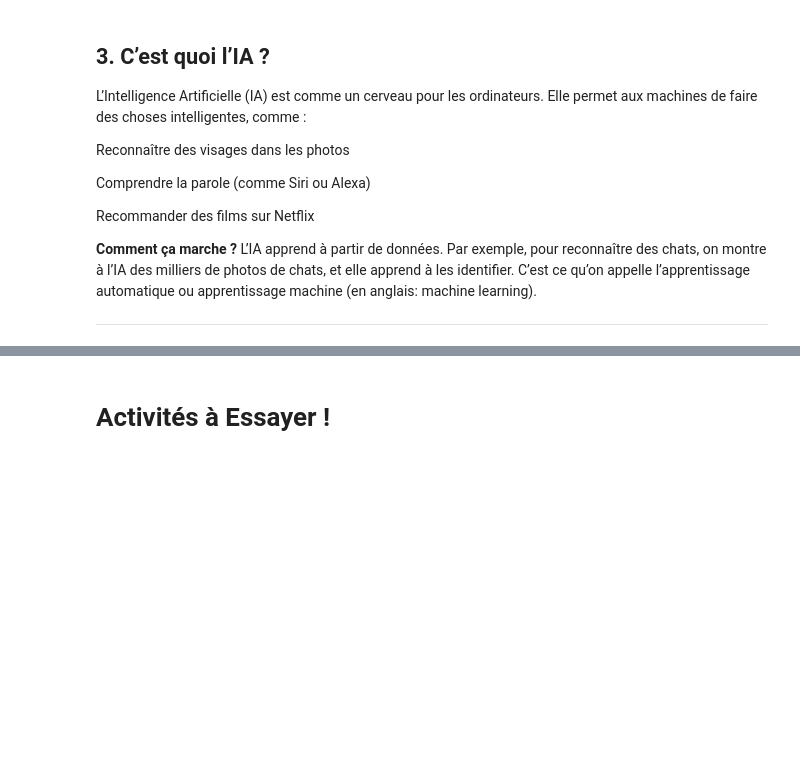
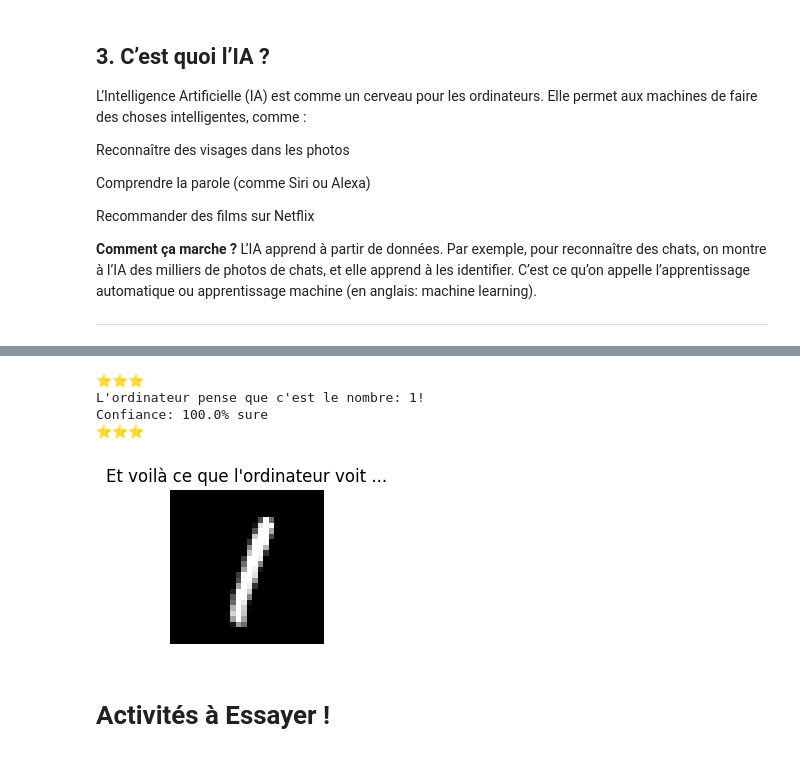
Before and after one commit to royam0820/Python, a Jupyter notebook: Python_Session_3_Etudiant.ipynb, the cells around one changed output, grey strips where cells are left out. Saved outputs shown, nothing was run; the diff lists cells and outputs as text; code cells hidden in the pictures; blank space fills up the shorter version.

```diff
--- a/Python_Session_3_Etudiant.ipynb
+++ b/Python_Session_3_Etudiant.ipynb
@@ -362,3 +324,23 @@ display(Markdown(f"**Le modèle pense que c'est un {prediction.argmax()}**"))
+# %%
+# Montre le résultat de la prédiction avec des emojis
+print("⭐" * 3)
+print(f"L'ordinateur pense que c'est le nombre: {predicted_number}!")
+print(f"Confiance: {prediction[0][predicted_number]*100:.1f}% sure")
+print("⭐" * 3)
+# %% [output]
+⭐⭐⭐
+L'ordinateur pense que c'est le nombre: 1!
+Confiance: 100.0% sure
+⭐⭐⭐
+# %%
+# Bonus: et voilà ce que l'ordinateur voit
+plt.figure(figsize=(2,2))
+plt.imshow(test_image, cmap='gray')
+plt.title("Et voilà ce que l'ordinateur voit ...")
+plt.axis('off')
+plt.show()
+# %% [output]
+[figure, added]
 # %% [markdown]
 # Activités à Essayer !
 # %% [markdown]
```
Also changed, not shown: parts of 18 cells of this notebook.
